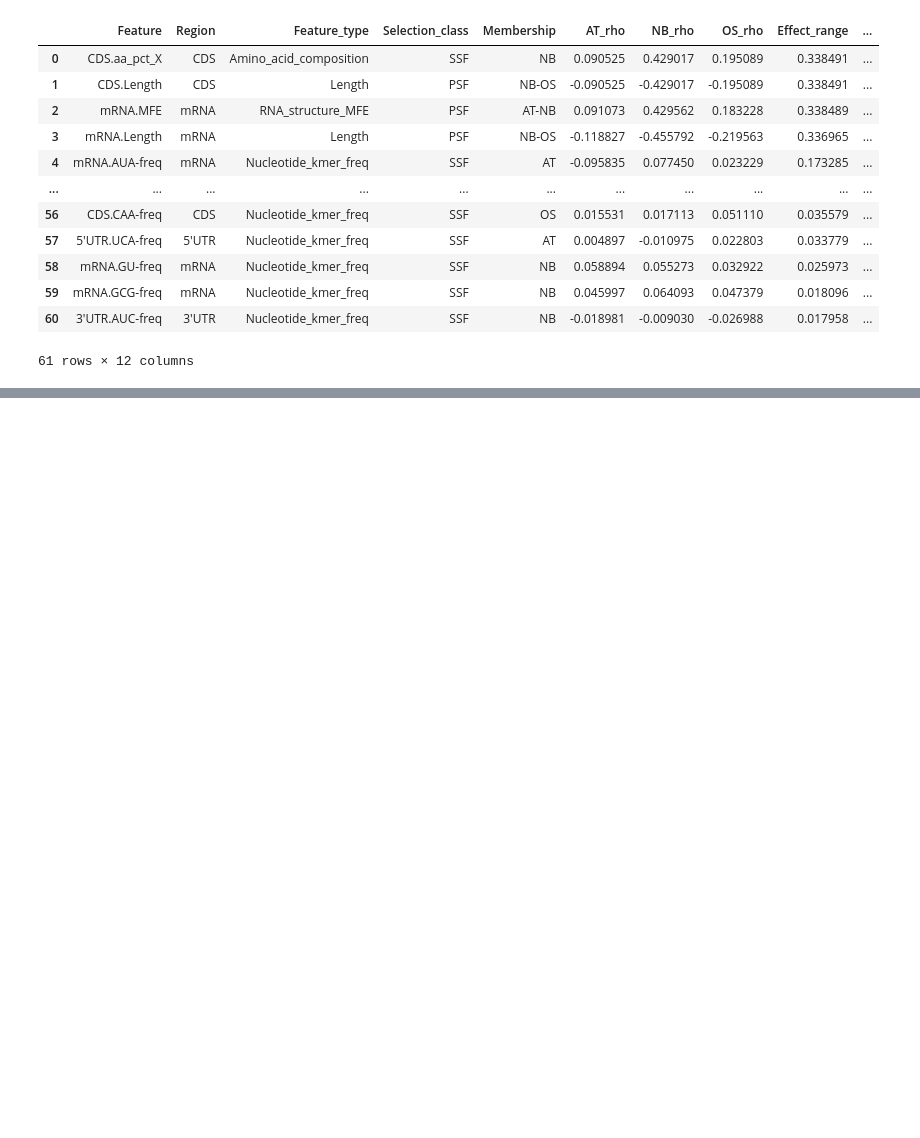
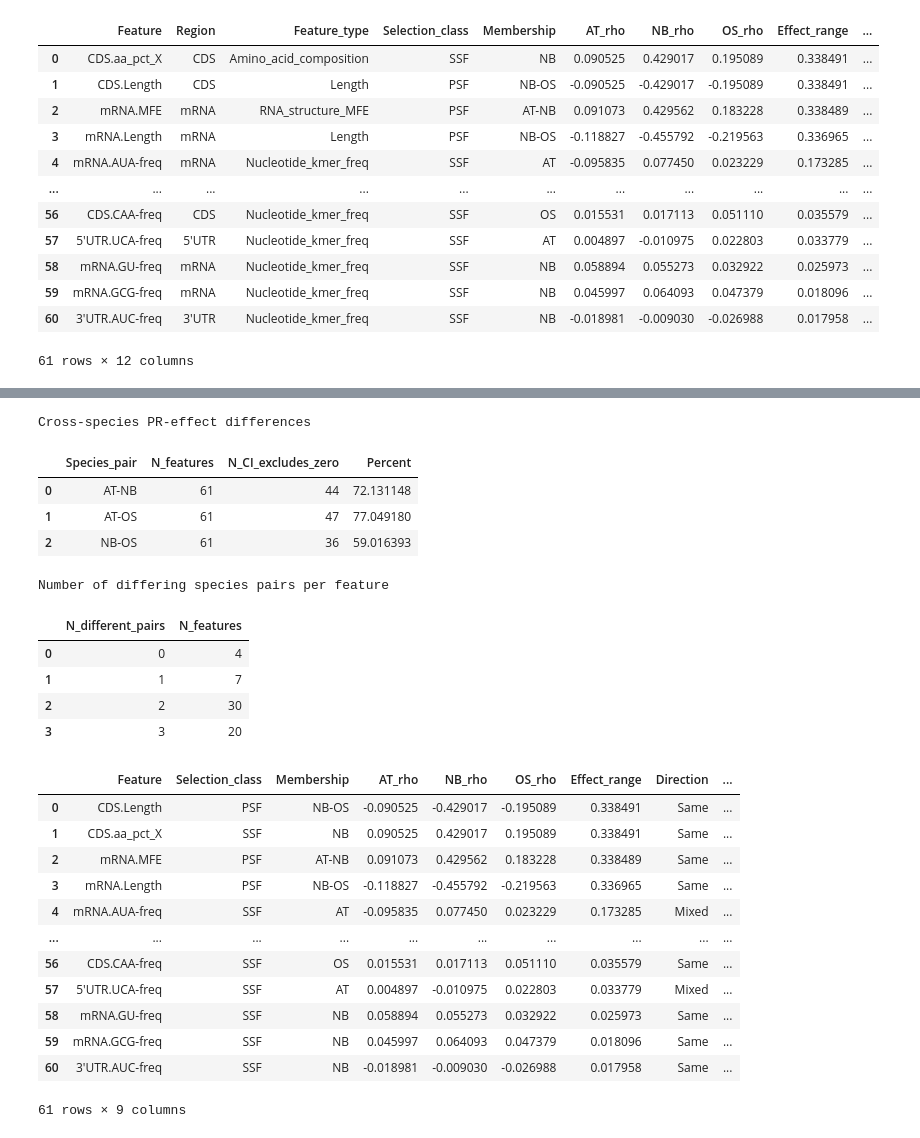
Before and after one commit to ih-11/regression, a Jupyter notebook: notebooks/notebook5.ipynb, the cells around one changed output, grey strips where cells are left out. Saved outputs shown, nothing was run; the diff lists cells and outputs as text; code cells hidden in the pictures; blank space fills up the shorter version.

```diff
--- a/notebooks/notebook5.ipynb
+++ b/notebooks/notebook5.ipynb
@@ -1195,0 +1211,72 @@ display(pr_difference_df.sort_values("P_adj"))
+# %%
+# ============================================
+# 11. Summary of cross-species PR-effect differences
+# ============================================
+
+difference_summary_df = (
+    pr_difference_df.groupby("Species_pair", as_index=False)
+    .agg(N_features=("Feature", "size"),
+         N_CI_excludes_zero=("CI_excludes_zero", "sum"))
+)
+difference_summary_df["Percent"] = (
+    100 * difference_summary_df["N_CI_excludes_zero"]
+    / difference_summary_df["N_features"]
+)
+
+feature_difference_df = (
+    pr_difference_df.pivot(index="Feature", columns="Species_pair",
+                           values="CI_excludes_zero")
+    .reset_index()
+)
+pair_cols = [c for c in feature_difference_df if c != "Feature"]
+feature_difference_df["N_different_pairs"] = feature_difference_df[pair_cols].sum(axis=1)
+
+feature_difference_df = (
+    feature_difference_df
+    .merge(pr_divergence_df, on="Feature", validate="one_to_one")
+    .sort_values(["N_different_pairs", "Effect_range"], ascending=False)
+    .reset_index(drop=True)
+)
+
+print("Cross-species PR-effect differences")
+display(difference_summary_df)
+
+print("Number of differing species pairs per feature")
+display(
+    feature_difference_df["N_different_pairs"]
+    .value_counts().sort_index().rename_axis("N_different_pairs")
+    .reset_index(name="N_features")
+)
+
+display(
+    feature_difference_df[
+        ["Feature", "Selection_class", "Membership",
+         "AT_rho", "NB_rho", "OS_rho",
+         "Effect_range", "Direction", "N_different_pairs"]
+    ]
+)
+# %% [output]
+Cross-species PR-effect differences
+|  | Species_pair | N_features | N_CI_excludes_zero | Percent |
+| 0 | AT-NB | 61 | 44 | 72.131148 |
+| 1 | AT-OS | 61 | 47 | 77.049180 |
+| 2 | NB-OS | 61 | 36 | 59.016393 |
+Number of differing species pairs per feature
+|  | N_different_pairs | N_features |
+| 0 | 0 | 4 |
+| 1 | 1 | 7 |
+| 2 | 2 | 30 |
+| 3 | 3 | 20 |
+|  | Feature | Selection_class | Membership | AT_rho | NB_rho | OS_rho | Effect_range | Direction | ... |
+| 0 | CDS.Length | PSF | NB-OS | -0.090525 | -0.429017 | -0.195089 | 0.338491 | Same | ... |
+| 1 | CDS.aa_pct_X | SSF | NB | 0.090525 | 0.429017 | 0.195089 | 0.338491 | Same | ... |
+| 2 | mRNA.MFE | PSF | AT-NB | 0.091073 | 0.429562 | 0.183228 | 0.338489 | Same | ... |
+| 3 | mRNA.Length | PSF | NB-OS | -0.118827 | -0.455792 | -0.219563 | 0.336965 | Same | ... |
+| 4 | mRNA.AUA-freq | SSF | AT | -0.095835 | 0.077450 | 0.023229 | 0.173285 | Mixed | ... |
+| ... | ... | ... | ... | ... | ... | ... | ... | ... | ... |
+| 56 | CDS.CAA-freq | SSF | OS | 0.015531 | 0.017113 | 0.051110 | 0.035579 | Same | ... |
+| 57 | 5'UTR.UCA-freq | SSF | AT | 0.004897 | -0.010975 | 0.022803 | 0.033779 | Mixed | ... |
+| 58 | mRNA.GU-freq | SSF | NB | 0.058894 | 0.055273 | 0.032922 | 0.025973 | Same | ... |
+| 59 | mRNA.GCG-freq | SSF | NB | 0.045997 | 0.064093 | 0.047379 | 0.018096 | Same | ... |
+| 60 | 3'UTR.AUC-freq | SSF | NB | -0.018981 | -0.009030 | -0.026988 | 0.017958 | Same | ... |
+61 rows × 9 columns
```
Also changed, not shown: parts of 3 cells of this notebook.
